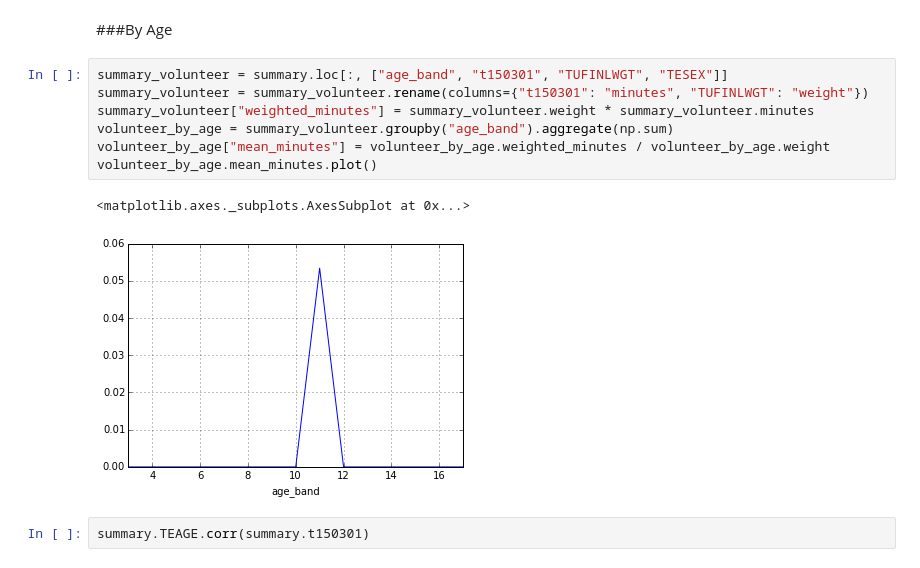
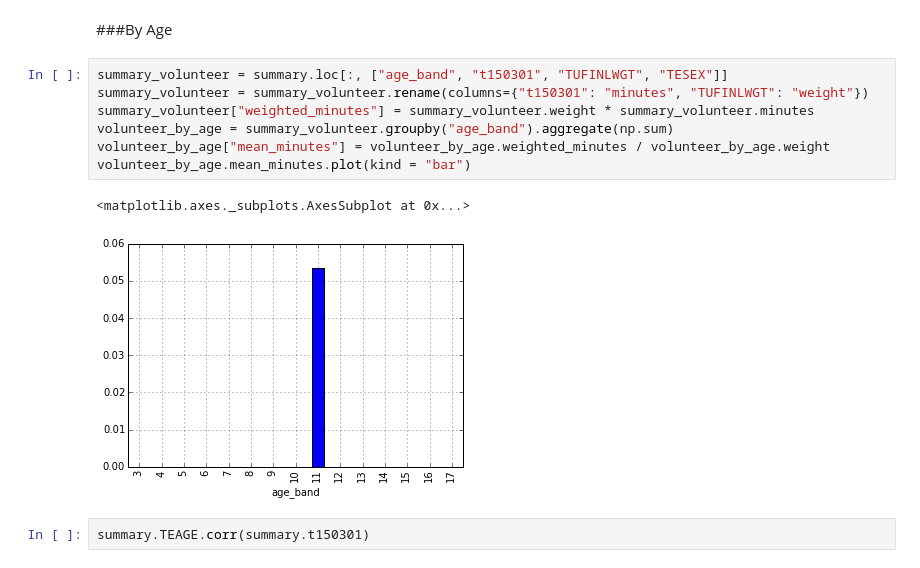
Before and after one commit to tiyd-python-2015-05/atus-analysis, a Jupyter notebook: Starting Point.ipynb, the cells around one changed output. Saved outputs shown, nothing was run; the diff lists cells and outputs as text.

```diff
--- a/Starting Point.ipynb
+++ b/Starting Point.ipynb
@@ -588,13 +605,13 @@ summary.TESEX.corr(summary.t140101)
 # %%
 summary_volunteer = summary.loc[:, ["age_band", "t150301", "TUFINLWGT", "TESEX"]]
 summary_volunteer = summary_volunteer.rename(columns={"t150301": "minutes", "TUFINLWGT": "weight"})
 summary_volunteer["weighted_minutes"] = summary_volunteer.weight * summary_volunteer.minutes
 volunteer_by_age = summary_volunteer.groupby("age_band").aggregate(np.sum)
 volunteer_by_age["mean_minutes"] = volunteer_by_age.weighted_minutes / volunteer_by_age.weight
-volunteer_by_age.mean_minutes.plot()
+volunteer_by_age.mean_minutes.plot(kind = "bar")
 # %% [output]
 <matplotlib.axes._subplots.AxesSubplot at 0x...>
-[figure, old version]
+[figure, new version]
 # %%
 summary.TEAGE.corr(summary.t150301)
 # %% [output]
```
Also changed, not shown: parts of 14 cells of this notebook.
